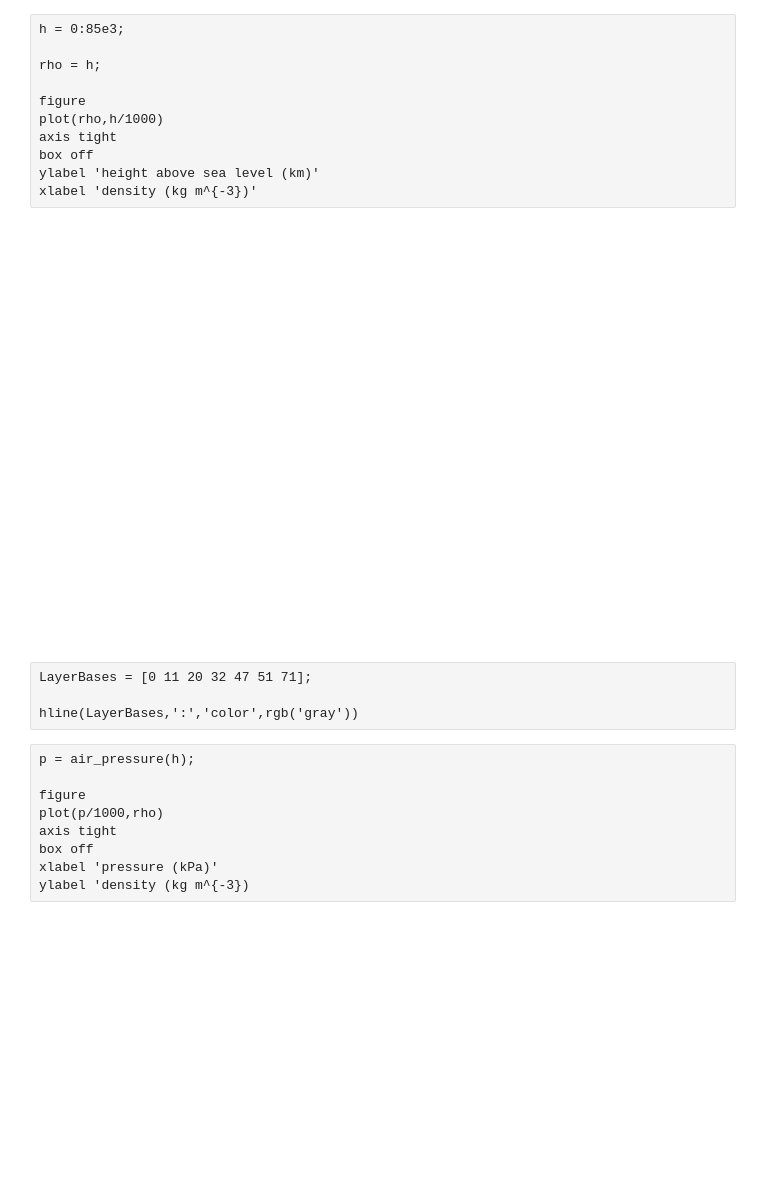
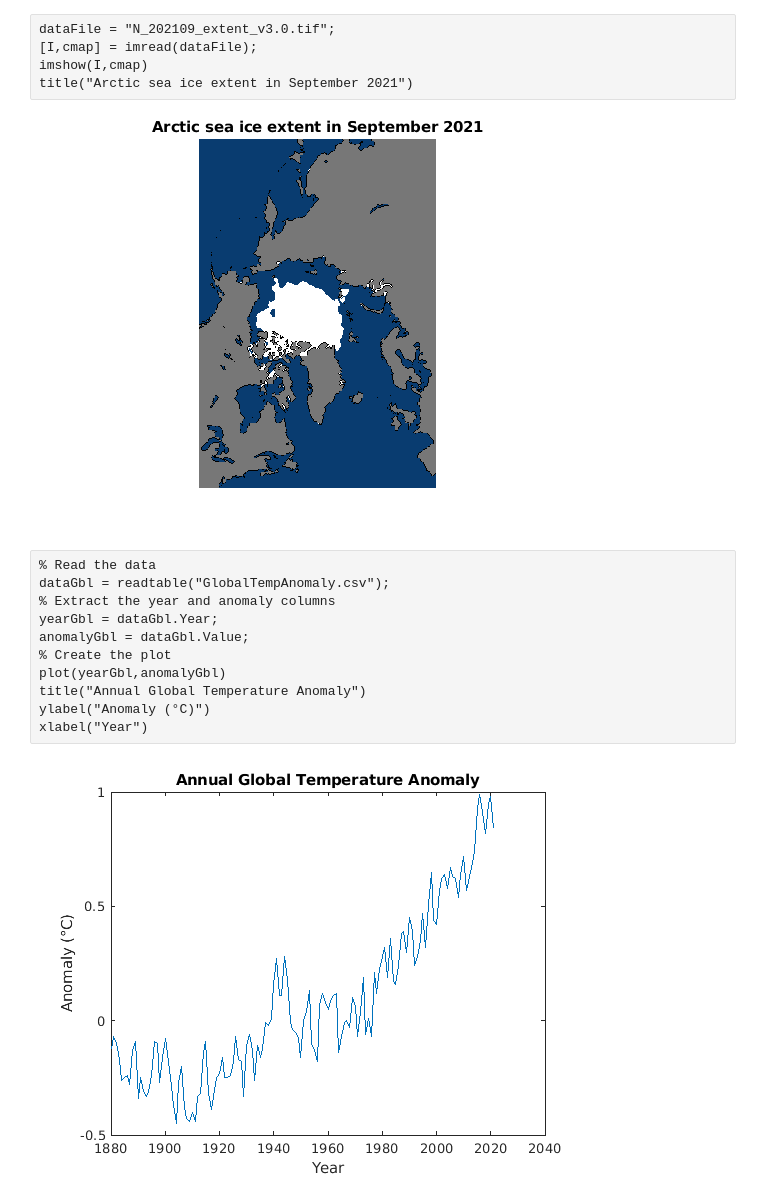
Before and after one commit to CCA-UNAM/PAPIME_PE109522, a Jupyter notebook: Taller_ugm_2022/caso3_matlab.ipynb, the cells around one changed output. Saved outputs shown, nothing was run; the diff lists cells and outputs as text; blank space fills up the shorter version.

```diff
--- a/Taller_ugm_2022/caso3_matlab.ipynb
+++ b/Taller_ugm_2022/caso3_matlab.ipynb
@@ -19,26 +5,20 @@ help sin
-# %%
-h = 0:85e3;
-
-rho = h;
-
-figure
-plot(rho,h/1000)
-axis tight
-box off
-ylabel 'height above sea level (km)'
-xlabel 'density (kg m^{-3})'
-# %% [output]
-[figure, removed]
-# %%
-LayerBases = [0 11 20 32 47 51 71];
-
-hline(LayerBases,':','color',rgb('gray'))
-# %%
-p = air_pressure(h);
-
-figure
-plot(p/1000,rho)
-axis tight
-box off
-xlabel 'pressure (kPa)'
-ylabel 'density (kg m^{-3})
+# %%
+dataFile = "N_202109_extent_v3.0.tif";
+[I,cmap] = imread(dataFile);
+imshow(I,cmap)
+title("Arctic sea ice extent in September 2021")
+# %% [output]
+[figure, added]
+# %%
+% Read the data
+dataGbl = readtable("GlobalTempAnomaly.csv");
+% Extract the year and anomaly columns
+yearGbl = dataGbl.Year;
+anomalyGbl = dataGbl.Value;
+% Create the plot
+plot(yearGbl,anomalyGbl)
+title("Annual Global Temperature Anomaly")
+ylabel("Anomaly (°C)")
+xlabel("Year")
+# %% [output]
+[figure, added]
```
Also changed, not shown: parts of 6 cells of this notebook, 2 other files.
